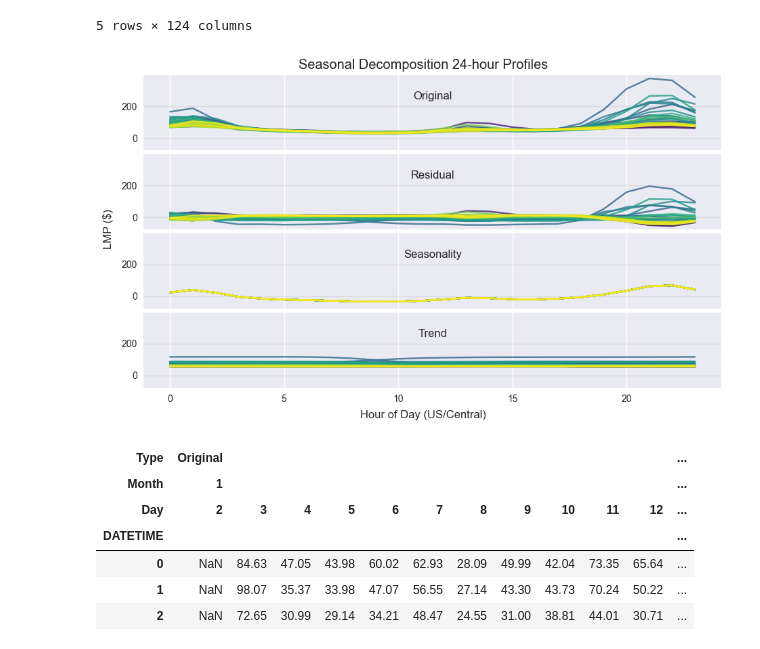
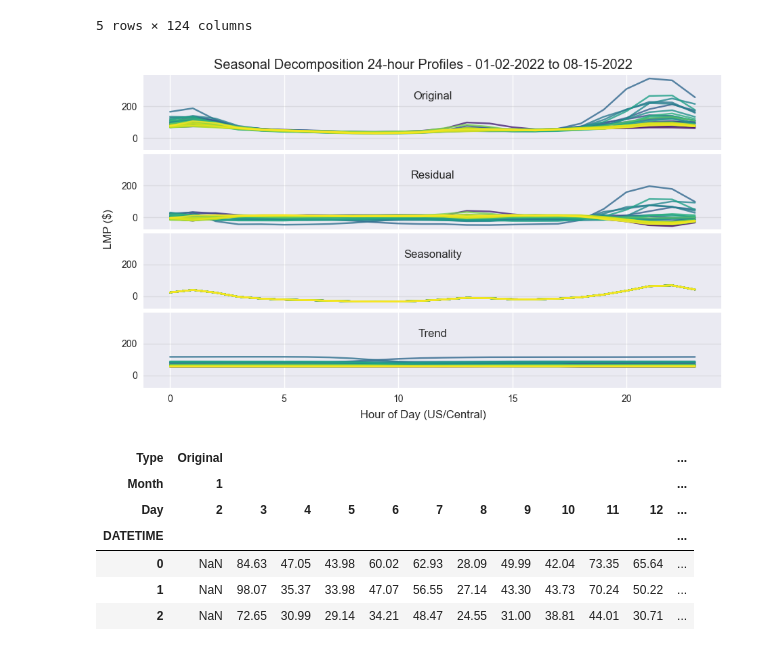
Before and after one commit to emskiphoto/ERCOT_electricity_price_forecast, a Jupyter notebook: src/3 - Stationarity and Seasonality.ipynb, the cells around one changed output. Drawn from its saved outputs; the diff is of its cells as text; code cells hidden in the pictures.

```diff
--- a/src/3 - Stationarity and Seasonality.ipynb
+++ b/src/3 - Stationarity and Seasonality.ipynb
@@ -202,18 +194,18 @@ ts_24.head()
 # %%
 fig, ax = plt.subplots(nrows=len(ts_24.columns.levels[0]), ncols=1, sharex=True, sharey=True,
                        figsize=(11,6), gridspec_kw={'hspace': 0.05})
 for ax_, col in zip(ax.flatten(), ts_24.columns.levels[0]):
     ts_24.loc[:, pd.IndexSlice[col]].plot(legend=None, colormap='viridis', ax=ax_, alpha=0.8, grid='y', xlabel='')
     ax_.set_title(col, y=0.6)
     ax_.grid(axis='y', color='grey', alpha=0.15)
 #     ax_.legend()
 # fig.legend()
 fig.supxlabel(f'Hour of Day ({timezone})', y=0.03)
 fig.supylabel(target_units, x=0.07)
-fig.suptitle('Seasonal Decomposition 24-hour Profiles', y=0.92)
+fig.suptitle(f'Seasonal Decomposition 24-hour Profiles - {start_to_end_str}', y=0.92)
 plt.show()
 # %% [output]
-[figure, old version]
+[figure, new version]
 # %%
 ts_24_12 = df_ts_comps.pivot_table(index=df_ts_comps.index.hour,
                columns=[df_ts_comps.index.month,df_ts_comps.index.day])\
```
Also changed, not shown: parts of 10 cells of this notebook, 6 other files.
